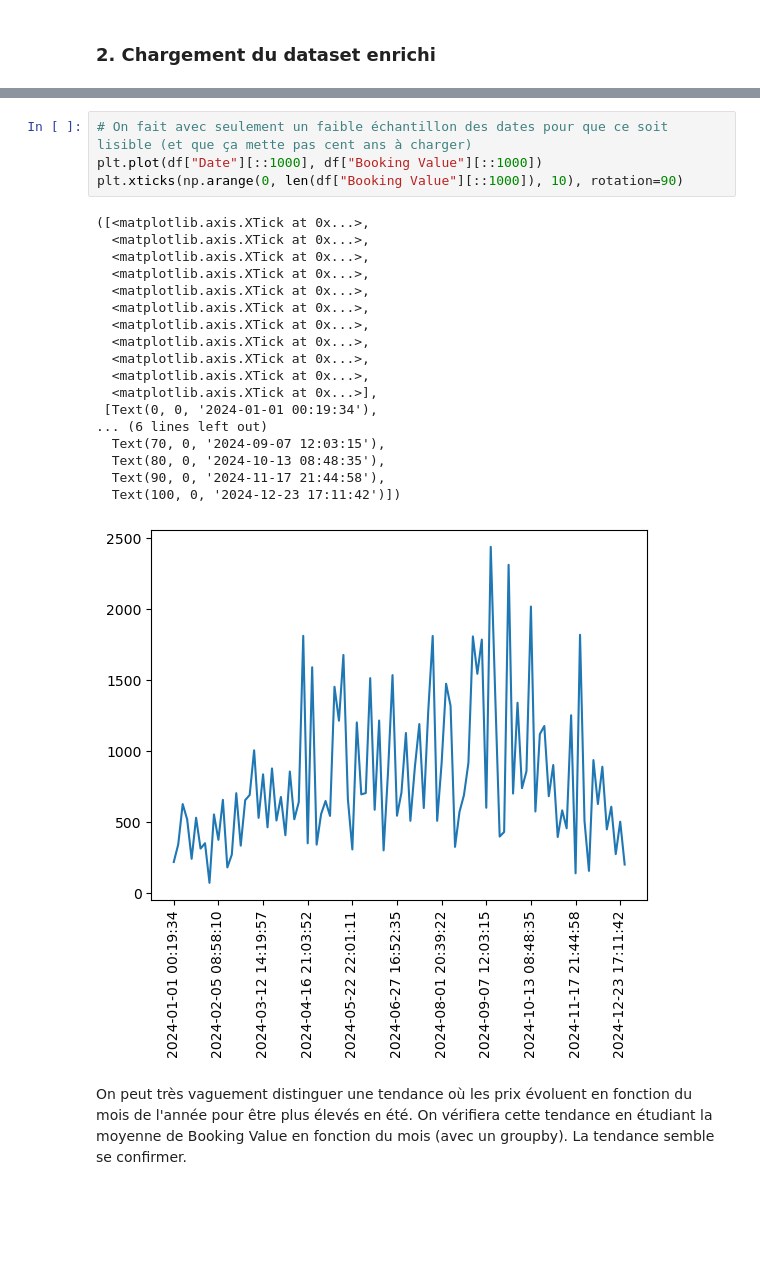
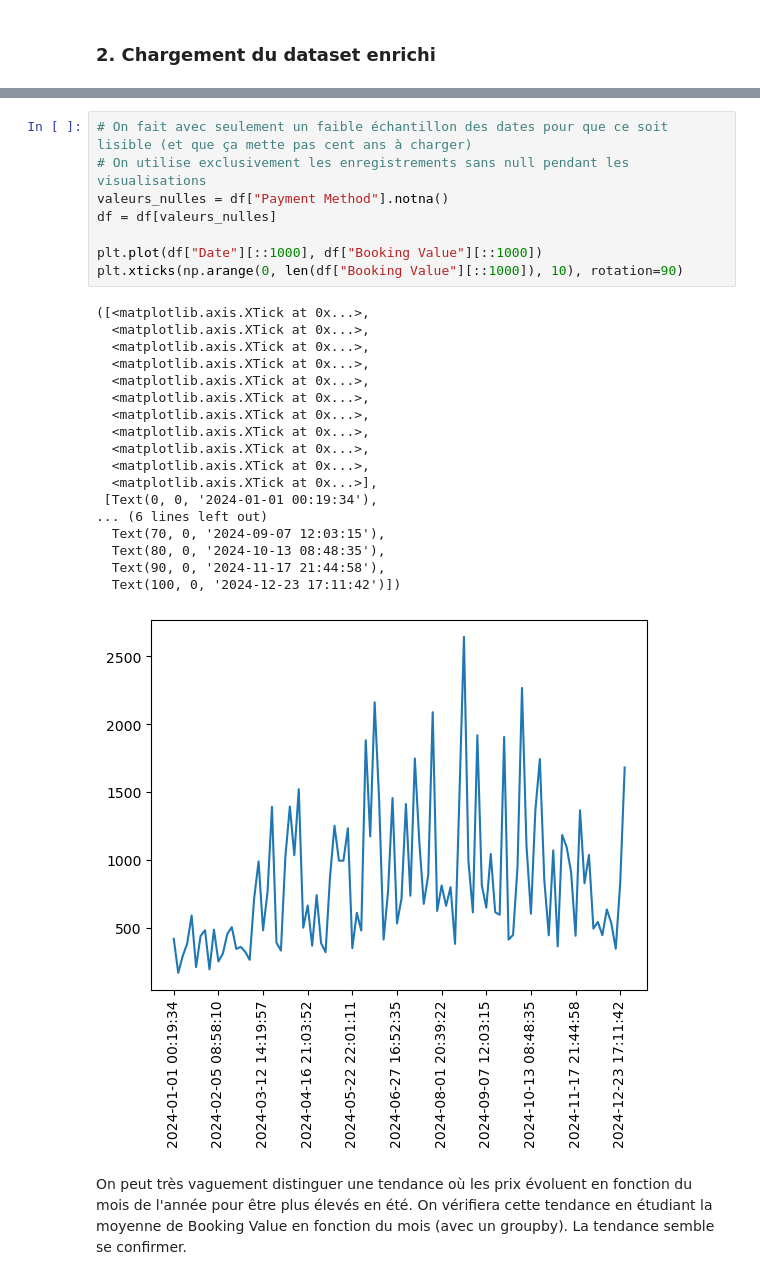
Before and after one commit to RAYWINN43/datascience-projet, a Jupyter notebook: notebooks/03_visualisation.ipynb, the cells around one changed output, grey strips where cells are left out. Saved outputs shown, nothing was run; the diff lists cells and outputs as text; blank space fills up the shorter version.

```diff
--- a/notebooks/03_visualisation.ipynb
+++ b/notebooks/03_visualisation.ipynb
@@ -56,27 +58,31 @@ df.head()
 On commence par étudier l'évolution temporelle des prix en fonction de la période de l'année.
 # %%
 # On fait avec seulement un faible échantillon des dates pour que ce soit lisible (et que ça mette pas cent ans à charger)
+# On utilise exclusivement les enregistrements sans null pendant les visualisations
+valeurs_nulles = df["Payment Method"].notna()
+df = df[valeurs_nulles]
+
 plt.plot(df["Date"][::1000], df["Booking Value"][::1000])
 plt.xticks(np.arange(0, len(df["Booking Value"][::1000]), 10), rotation=90)
 # %% [output]
 ([<matplotlib.axis.XTick at 0x...>,
   <matplotlib.axis.XTick at 0x...>,
   <matplotlib.axis.XTick at 0x...>,
   <matplotlib.axis.XTick at 0x...>,
   <matplotlib.axis.XTick at 0x...>,
   <matplotlib.axis.XTick at 0x...>,
   <matplotlib.axis.XTick at 0x...>,
   <matplotlib.axis.XTick at 0x...>,
   <matplotlib.axis.XTick at 0x...>,
   <matplotlib.axis.XTick at 0x...>,
   <matplotlib.axis.XTick at 0x...>],
  [Text(0, 0, '2024-01-01 00:19:34'),
 ... (6 lines left out)
   Text(70, 0, '2024-09-07 12:03:15'),
   Text(80, 0, '2024-10-13 08:48:35'),
   Text(90, 0, '2024-11-17 21:44:58'),
   Text(100, 0, '2024-12-23 17:11:42')])
-[figure, old version]
+[figure, new version]
 # %% [markdown]
 On peut très vaguement distinguer une tendance où les prix évoluent en fonction du mois de l'année pour être plus élevés en été. On vérifiera cette tendance en étudiant la moyenne de Booking Value en fonction du mois (avec un groupby). La tendance semble se confirmer.
 # %%
```
Also changed, not shown: parts of 6 cells of this notebook, 4 other files.
